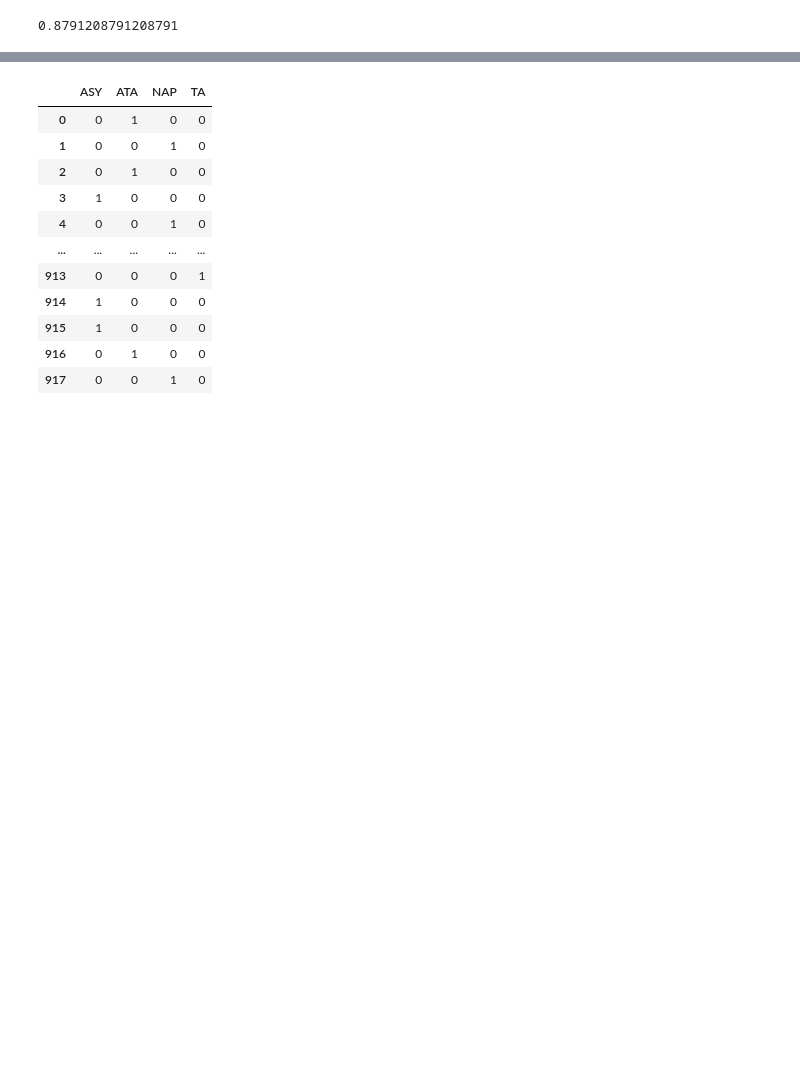
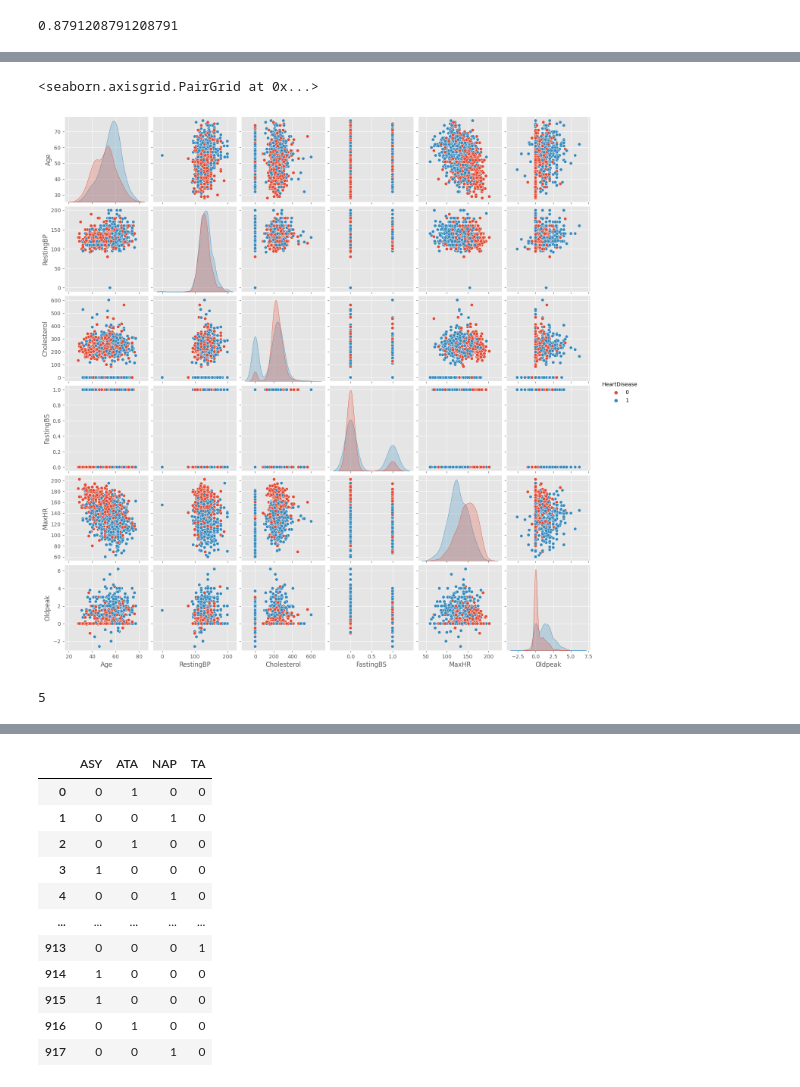
Before and after one commit to alditus/machine_learning_projects, a Jupyter notebook: heart_disease_dataset/heart_disease_data_cleaning.ipynb, the cells around one changed output, grey strips where cells are left out. Drawn from its saved outputs; the diff is of its cells as text; code cells hidden in the pictures; blank space fills up the shorter version.

```diff
--- a/heart_disease_dataset/heart_disease_data_cleaning.ipynb
+++ b/heart_disease_dataset/heart_disease_data_cleaning.ipynb
@@ -661,0 +654,5 @@ X_train.plot.box(rot=90)
+# %%
+sns.pairplot(dataset, hue='HeartDisease')
+# %% [output]
+<seaborn.axisgrid.PairGrid at 0x...>
+[figure, added]
@@ -661,0 +661,8 @@ X_train.plot.box(rot=90)
+# %%
+skf = StratifiedKFold(n_splits=5)
+
+X_kfold_train = pd.concat([X_train, X_dev])
+y_kfold_train = np.concatenate([y_train, y_dev])
+skf.get_n_splits(X_kfold_train, y_kfold_train)
+# %% [output]
+5
```
Also changed, not shown: parts of 20 cells of this notebook.
